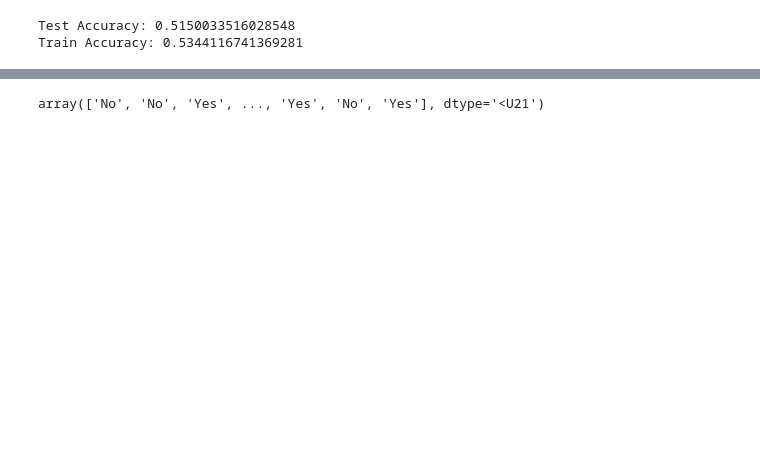
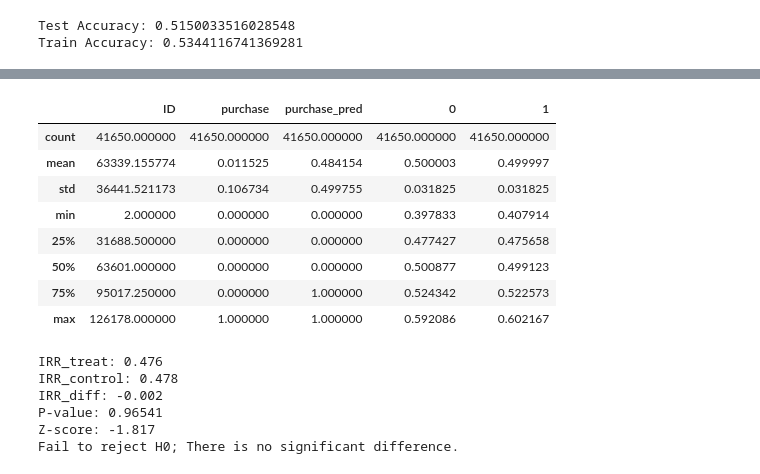
Before and after one commit to yutongwanyan98/Starbucks_experiment, a Jupyter notebook: Starbucks.ipynb, the cells around one changed output, grey strips where cells are left out. Saved outputs shown, nothing was run; the diff lists cells and outputs as text; code cells hidden in the pictures; blank space fills up the shorter version.

```diff
--- a/Starbucks.ipynb
+++ b/Starbucks.ipynb
@@ -370,0 +409,6 @@ sns.heatmap(matrix/np.sum(matrix), annot=True, fmt='.2%',cmap='Blues')
+# %%
+# try logistic model
+
+X_test_data = test_data.iloc[:,3:].drop(['V3','V4'],axis = 1)
+X_test_data = StandardScaler().fit_transform(X_test_data)
+y_test_data = test_data['purchase']
@@ -370,0 +422,4 @@ sns.heatmap(matrix/np.sum(matrix), annot=True, fmt='.2%',cmap='Blues')
+# %%
+result = pd.concat([test_data.iloc[:,[0,2]],pd.concat([y_test_pred,y_test_prob], axis = 1)],axis = 1)
+result['promotion'] = result['purchase_pred'].replace({0:'No',1:'Yes'})
+result.head()
@@ -371,3 +433,32 @@ sns.heatmap(matrix/np.sum(matrix), annot=True, fmt='.2%',cmap='Blues')
+# %%
+result.describe()
+# %% [output]
+|  | ID | purchase | purchase_pred | 0 | 1 |
+| count | 41650.000000 | 41650.000000 | 41650.000000 | 41650.000000 | 41650.000000 |
+| mean | 63339.155774 | 0.011525 | 0.484154 | 0.500003 | 0.499997 |
+| std | 36441.521173 | 0.106734 | 0.499755 | 0.031825 | 0.031825 |
+| min | 2.000000 | 0.000000 | 0.000000 | 0.397833 | 0.407914 |
+| 25% | 31688.500000 | 0.000000 | 0.000000 | 0.477427 | 0.475658 |
+| 50% | 63601.000000 | 0.000000 | 0.000000 | 0.500877 | 0.499123 |
+| 75% | 95017.250000 | 0.000000 | 1.000000 | 0.524342 | 0.522573 |
+| max | 126178.000000 | 1.000000 | 1.000000 | 0.592086 | 0.602167 |
+# %%
+# IRR
+
+x_treat = result['purchase'].sum()
+x_cont = result['purchase'].sum()
+n_treat = train_t.shape[0]
+n_cont = train_c.shape[0]
+N = result.shape[0]
+
+test_irr(x_cont, x_treat, n_cont, n_treat, N, False)
+# %% [output]
+IRR_treat: 0.476
+IRR_control: 0.478
+IRR_diff: -0.002
+P-value: 0.96541
+Z-score: -1.817
+Fail to reject H0; There is no significant difference.
 # %%
 def promotion_strategy(df):
     '''
@@ -404,9 +495,3 @@ def promotion_strategy(df):
 # on your how well your promotion_strategy will work in practice
 
 test_results(promotion_strategy)
-# %%
-an_array = np.where(smote_predict == 0, 'No', smote_predict)
-an_array = np.where(an_array == '1', 'Yes', an_array )
-an_array
-# %% [output]
-array(['No', 'No', 'Yes', ..., 'Yes', 'No', 'Yes'], dtype='<U21')
```
Also changed, not shown: parts of 30 cells of this notebook, 2 other files.
